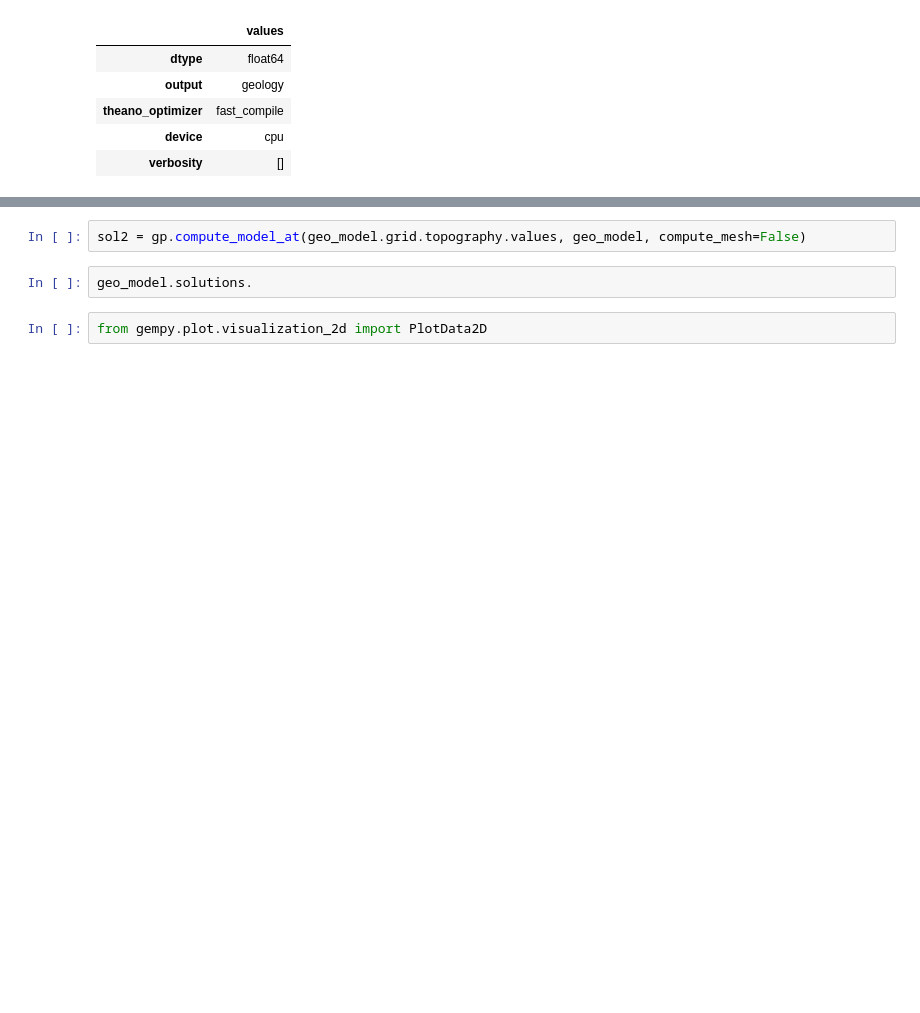
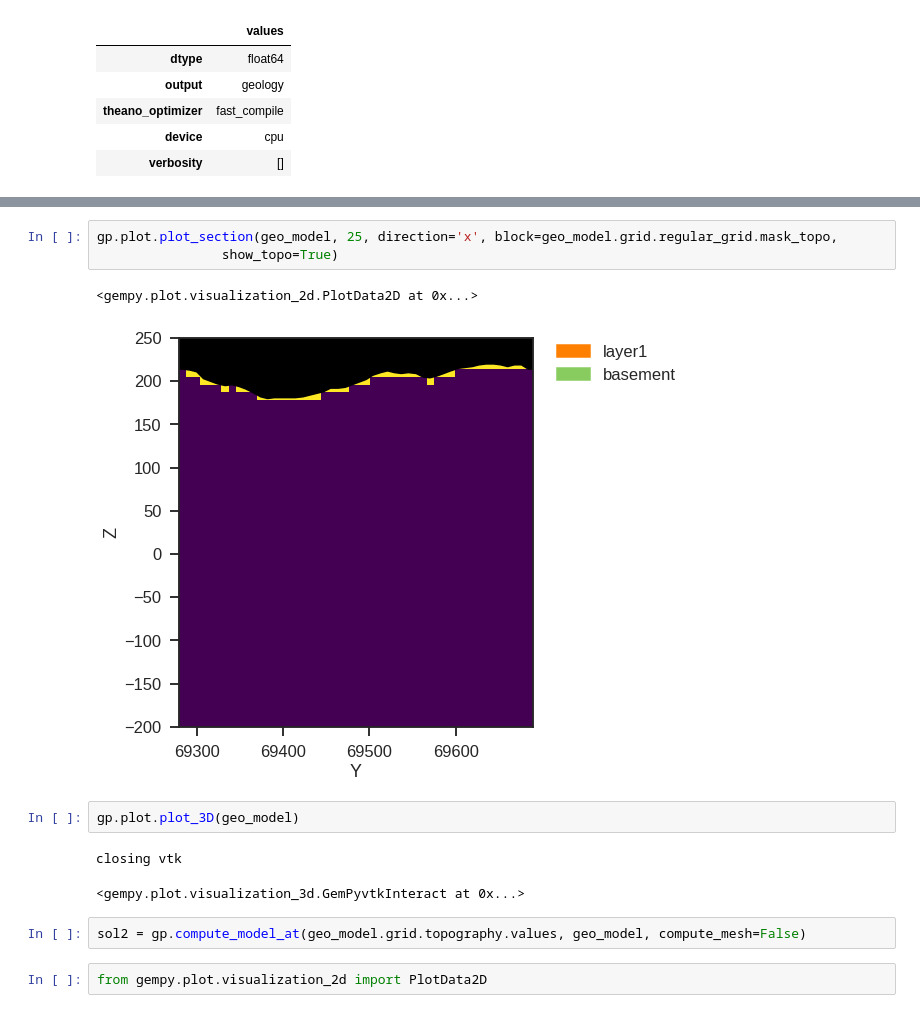
Before and after one commit to gempy-project/gempy, a Jupyter notebook: notebooks/tutorials/ch1-7-Adding_Topography.ipynb, the cells around one changed output, grey strips where cells are left out. Saved outputs shown, nothing was run; the diff lists cells and outputs as text; blank space fills up the shorter version.

```diff
--- a/notebooks/tutorials/ch1-7-Adding_Topography.ipynb
+++ b/notebooks/tutorials/ch1-7-Adding_Topography.ipynb
@@ -85,7 +109,16 @@ Compilation Done!
+# %%
+gp.plot.plot_section(geo_model, 25, direction='x', block=geo_model.grid.regular_grid.mask_topo,
+                show_topo=True)
+# %% [output]
+<gempy.plot.visualization_2d.PlotData2D at 0x...>
+[figure, added]
+# %%
+gp.plot.plot_3D(geo_model)
+# %% [output]
+closing vtk
+<gempy.plot.visualization_3d.GemPyvtkInteract at 0x...>
 # %%
 sol2 = gp.compute_model_at(geo_model.grid.topography.values, geo_model, compute_mesh=False)
-# %%
-geo_model.solutions.
 # %%
 from gempy.plot.visualization_2d import PlotData2D
 # %%
```
Also changed, not shown: parts of 16 cells of this notebook, 3 other files.
